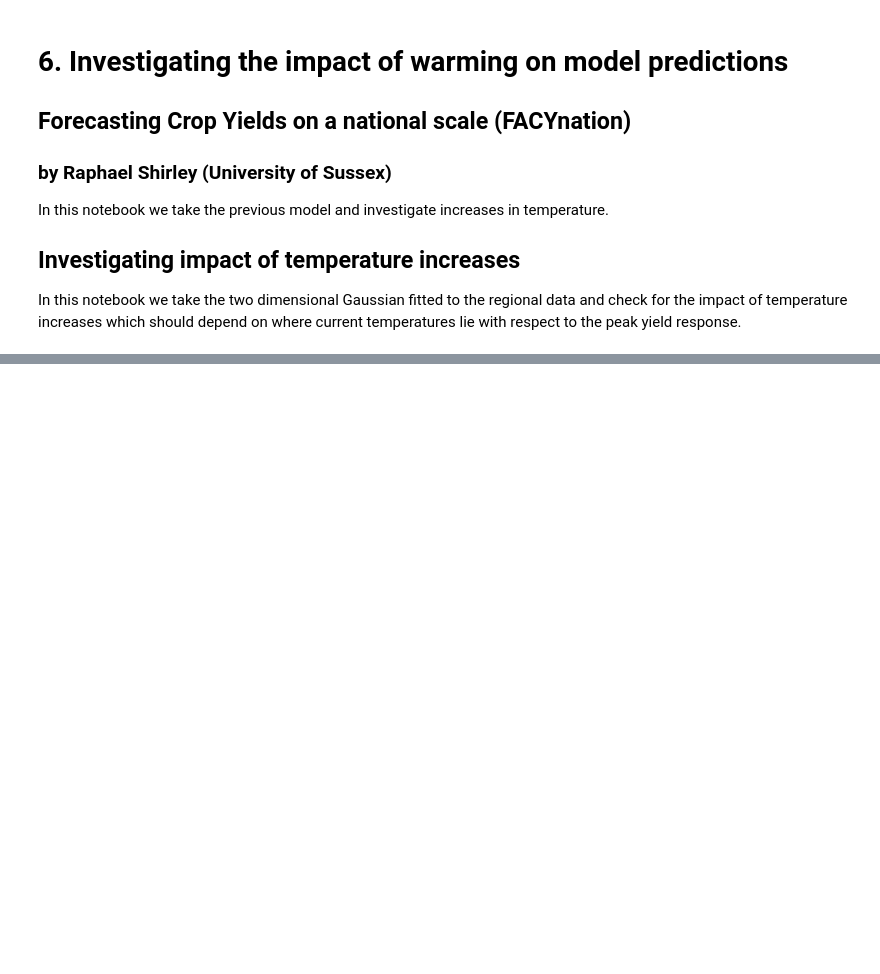
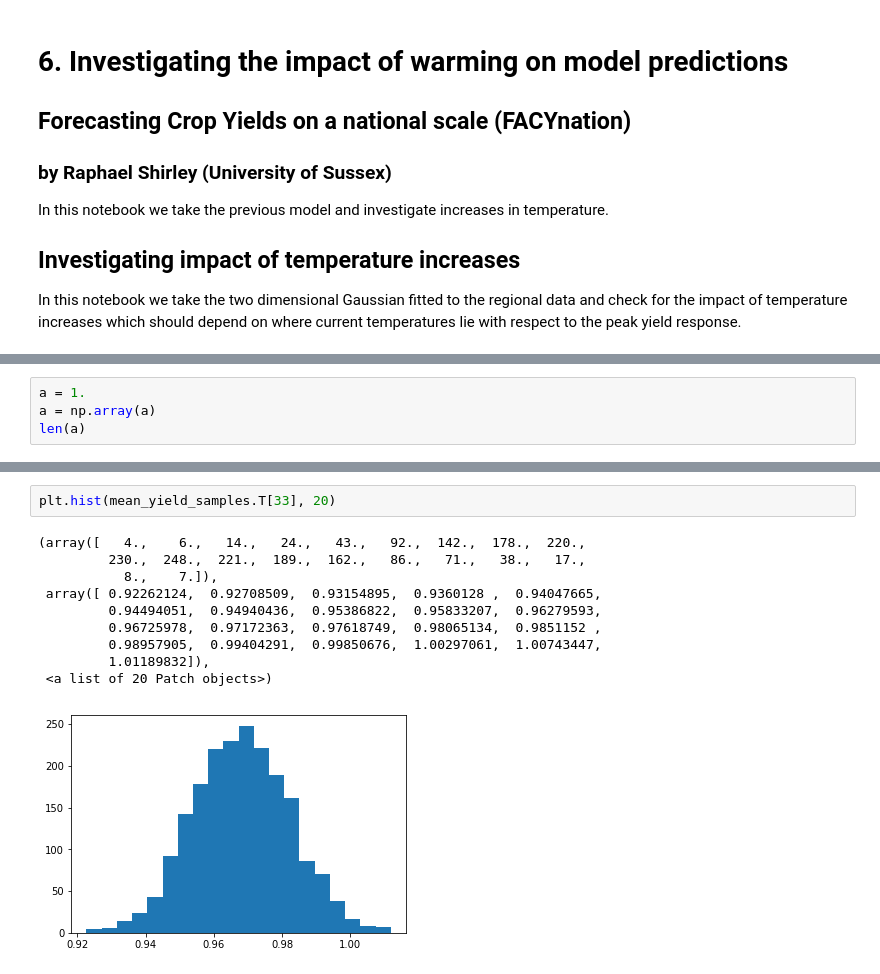
Before and after one commit to MylesBartlett/FACYnation, a Jupyter notebook: 6_Warming_impact.ipynb, the cells around one changed output, grey strips where cells are left out. Saved outputs shown, nothing was run; the diff lists cells and outputs as text; blank space fills up the shorter version.

```diff
--- a/6_Warming_impact.ipynb
+++ b/6_Warming_impact.ipynb
@@ -13,0 +128,4 @@ import numpy as np
+# %%
+a = 1.
+a = np.array(a)
+len(a)
@@ -49,0 +226,13 @@ for T_inc_n in T_inc:
+# %%
+plt.hist(mean_yield_samples.T[33], 20)
+# %% [output]
+(array([   4.,    6.,   14.,   24.,   43.,   92.,  142.,  178.,  220.,
+         230.,  248.,  221.,  189.,  162.,   86.,   71.,   38.,   17.,
+           8.,    7.]),
+ array([ 0.92262124,  0.92708509,  0.93154895,  0.9360128 ,  0.94047665,
+         0.94494051,  0.94940436,  0.95386822,  0.95833207,  0.96279593,
+         0.96725978,  0.97172363,  0.97618749,  0.98065134,  0.9851152 ,
+         0.98957905,  0.99404291,  0.99850676,  1.00297061,  1.00743447,
+         1.01189832]),
+ <a list of 20 Patch objects>)
+[figure, added]
```
Also changed, not shown: parts of 29 cells of this notebook.
